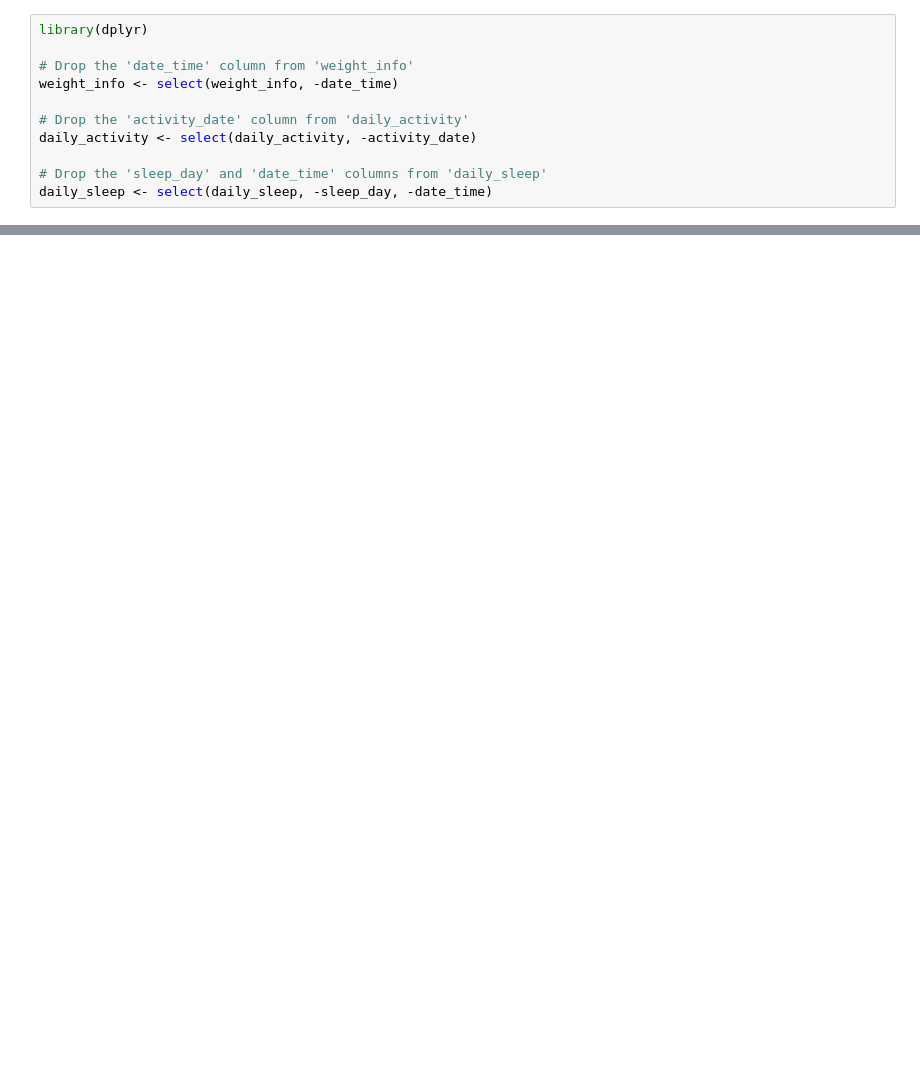
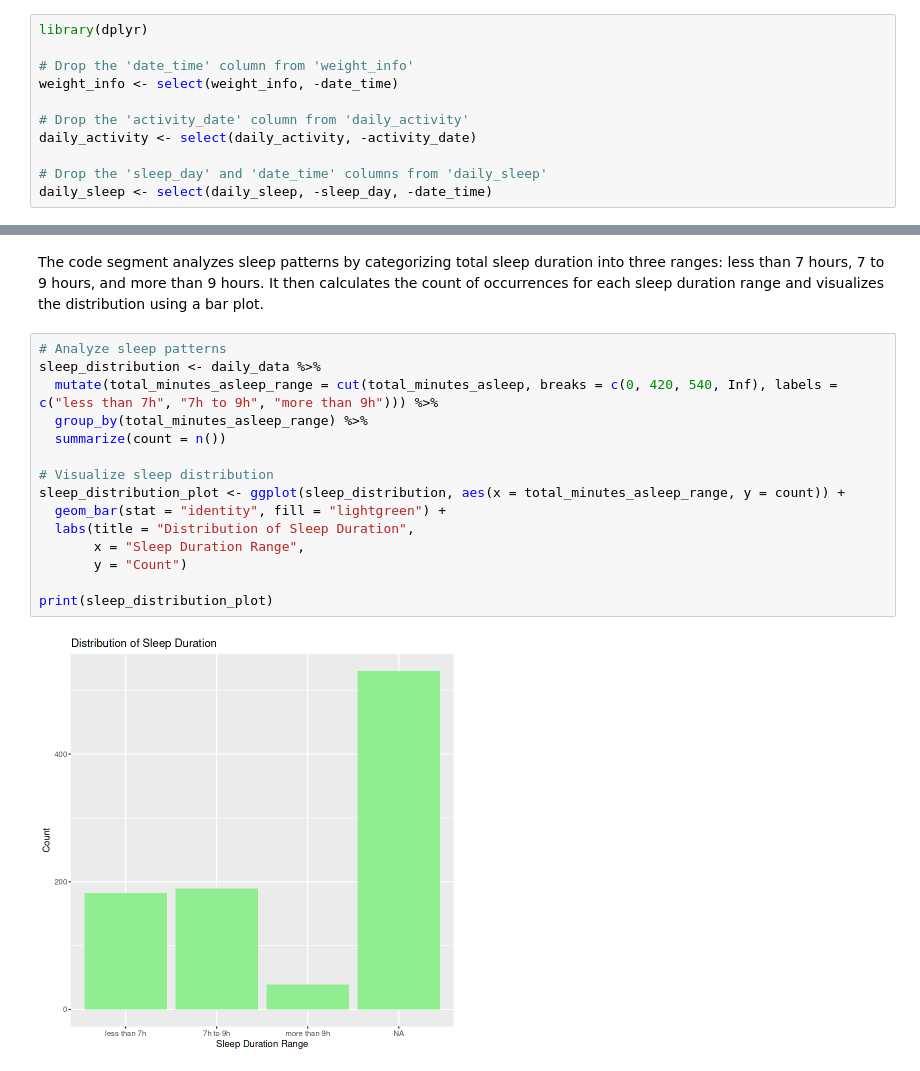
Before and after one commit to Isaac-Ndirangu-Muturi-749/FitBit_Tracker_Insights__Unveiling-Trends-in-Wellness-Technology-Consumer-Behavior, a Jupyter notebook: R_notebook.ipynb, the cells around one changed output, grey strips where cells are left out. Cells and saved outputs as stored; diff of their text form; blank space fills up the shorter version.

```diff
--- a/R_notebook.ipynb
+++ b/R_notebook.ipynb
@@ -920,0 +480,19 @@ ERROR: Error in hclustfun(distfun(x)): NA/NaN/Inf in foreign function call (arg
+# %% [markdown]
+The code segment analyzes sleep patterns by categorizing total sleep duration into three ranges: less than 7 hours, 7 to 9 hours, and more than 9 hours. It then calculates the count of occurrences for each sleep duration range and visualizes the distribution using a bar plot.
+# %%
+# Analyze sleep patterns
+sleep_distribution <- daily_data %>%
+  mutate(total_minutes_asleep_range = cut(total_minutes_asleep, breaks = c(0, 420, 540, Inf), labels = c("less than 7h", "7h to 9h", "more than 9h"))) %>%
+  group_by(total_minutes_asleep_range) %>%
+  summarize(count = n())
+
+# Visualize sleep distribution
+sleep_distribution_plot <- ggplot(sleep_distribution, aes(x = total_minutes_asleep_range, y = count)) +
+  geom_bar(stat = "identity", fill = "lightgreen") +
+  labs(title = "Distribution of Sleep Duration",
+       x = "Sleep Duration Range",
+       y = "Count")
+
+print(sleep_distribution_plot)
+# %% [output]
+[figure, added]
```
Also changed, not shown: parts of 103 cells of this notebook.
